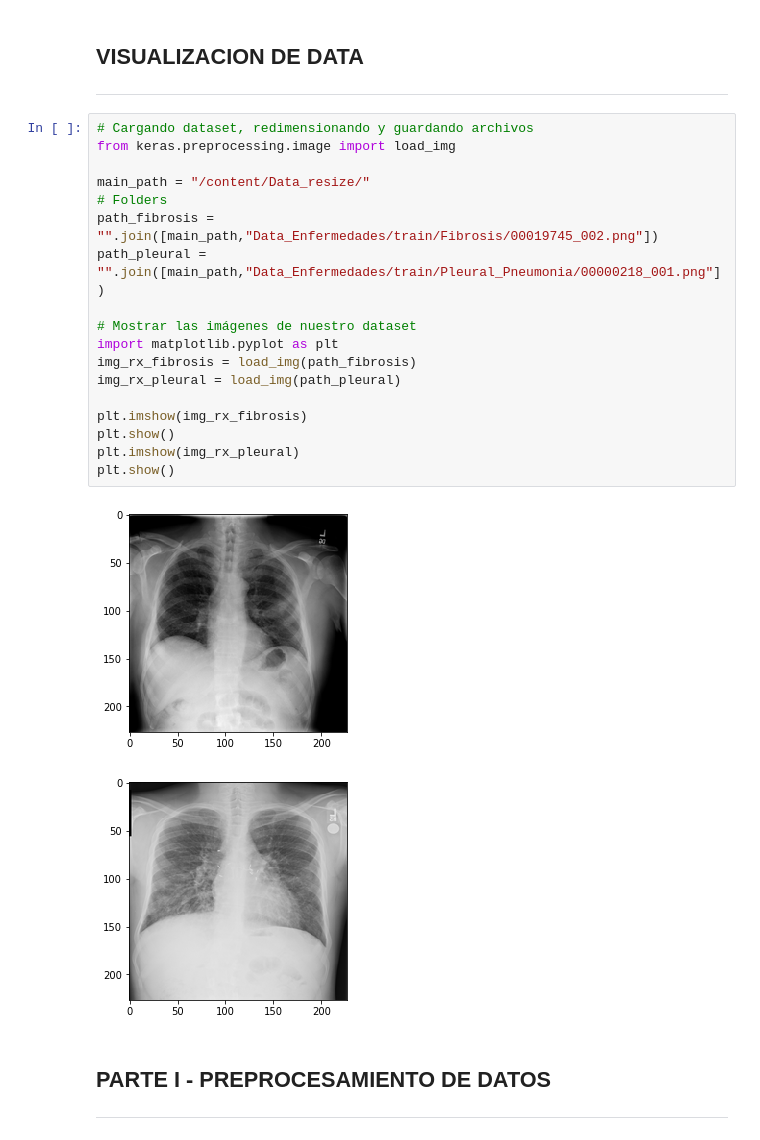
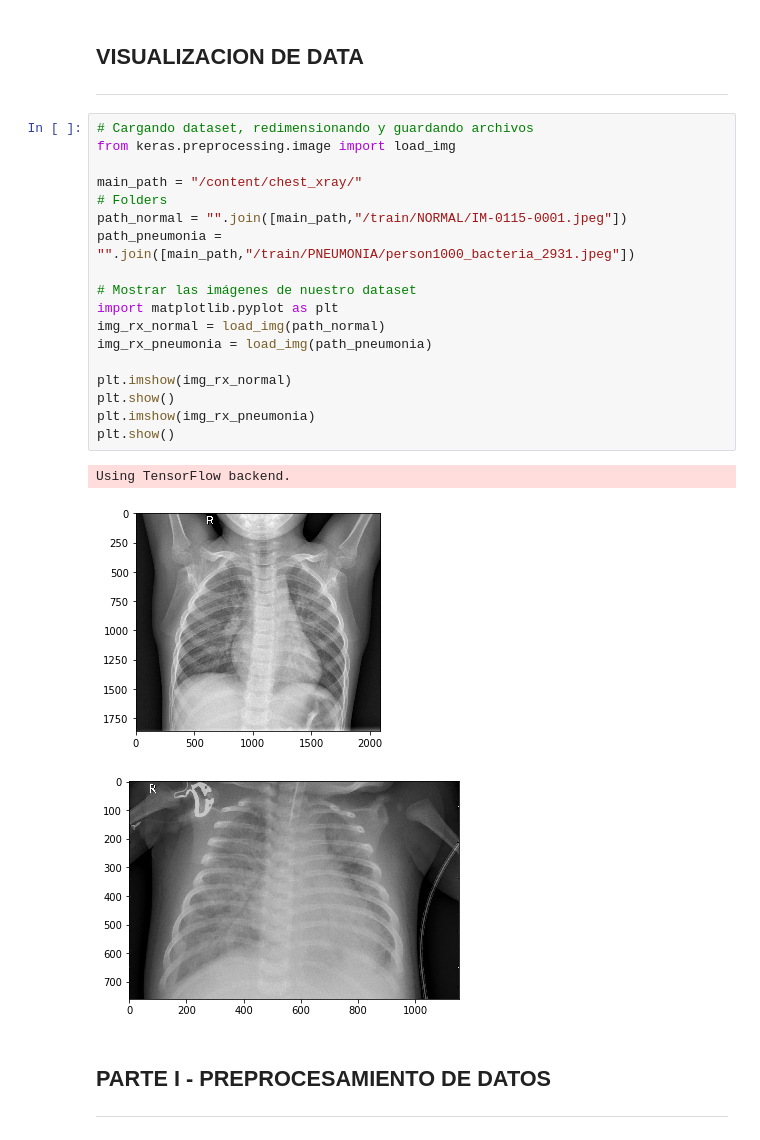
Before and after one commit to FraGoTe/redes-neuronales, a Jupyter notebook: FineTuningResNetPneumonia.ipynb, the cells around one changed output. Saved outputs shown, nothing was run; the diff lists cells and outputs as text.

Commit message:
FineTuningResNetPneumonia

```diff
--- a/FineTuningResNetPneumonia.ipynb
+++ b/FineTuningResNetPneumonia.ipynb
@@ -65,24 +74,25 @@ drwxr-xr-x 1 root root      4096 Nov 21 16:30 sample_data
 # %%
 # Cargando dataset, redimensionando y guardando archivos
 from keras.preprocessing.image import load_img
 
-main_path = "/content/Data_resize/"
+main_path = "/content/chest_xray/"
 # Folders
-path_fibrosis = "".join([main_path,"Data_Enfermedades/train/Fibrosis/00019745_002.png"])
-path_pleural = "".join([main_path,"Data_Enfermedades/train/Pleural_Pneumonia/00000218_001.png"])
+path_normal = "".join([main_path,"/train/NORMAL/IM-0115-0001.jpeg"])
+path_pneumonia = "".join([main_path,"/train/PNEUMONIA/person1000_bacteria_2931.jpeg"])
 
 # Mostrar las imágenes de nuestro dataset
 import matplotlib.pyplot as plt
-img_rx_fibrosis = load_img(path_fibrosis)
-img_rx_pleural = load_img(path_pleural)
+img_rx_normal = load_img(path_normal)
+img_rx_pneumonia = load_img(path_pneumonia)
 
-plt.imshow(img_rx_fibrosis)
+plt.imshow(img_rx_normal)
 plt.show()
-plt.imshow(img_rx_pleural)
+plt.imshow(img_rx_pneumonia)
 plt.show()
 # %% [output]
+Using TensorFlow backend.
-[figure, old version]
+[figure, new version]
-[figure, old version]
+[figure, new version]
 # %% [markdown]
 
  ## PARTE I - PREPROCESAMIENTO DE DATOS
```
Also changed, not shown: parts of 9 cells of this notebook.
